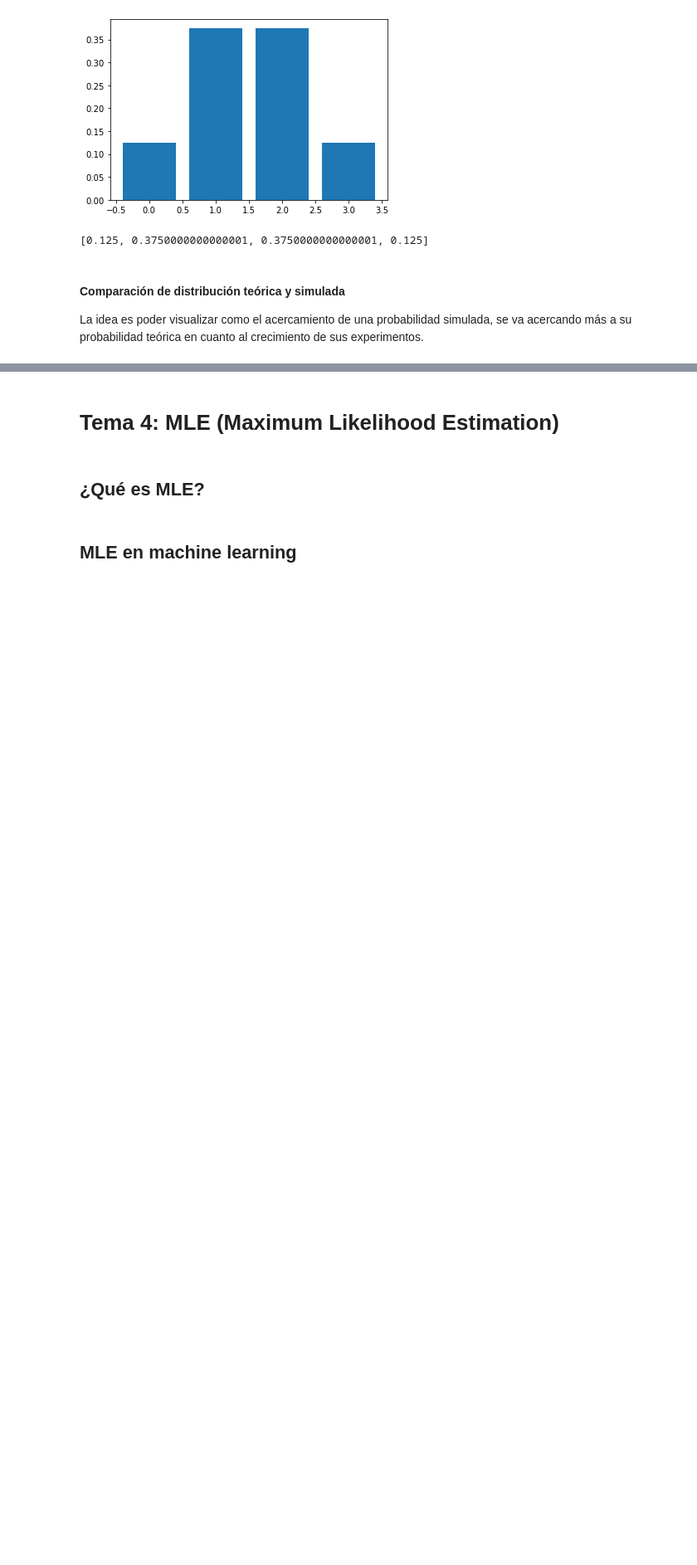
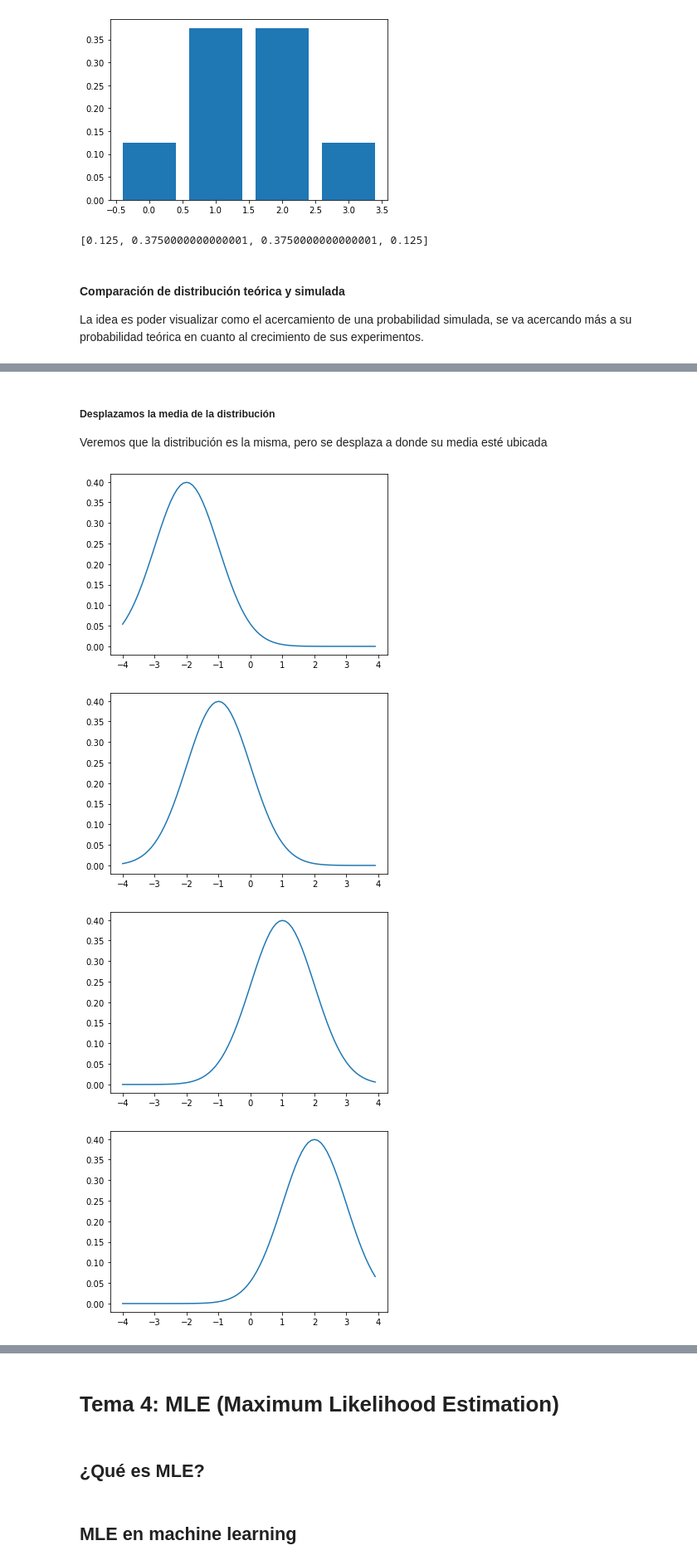
Before and after one commit to mazzaroli/probabilistic-statistics, a Jupyter notebook: estadistica-probabilistica.ipynb, the cells around one changed output, grey strips where cells are left out. Shown at 83% size. Cells and saved outputs as stored; diff of their text form; code cells hidden in the pictures; blank space fills up the shorter version.

```diff
--- a/estadistica-probabilistica.ipynb
+++ b/estadistica-probabilistica.ipynb
@@ -1356,0 +1396,28 @@ Este esquema muy usado en la vida del científico de datos, nos puede servir cua
+# %% [markdown]
+##### Desplazamos la media de la distribución
+
+Veremos que la distribución es la misma, pero se desplaza a donde su media esté ubicada
+# %%
+x = np.arange(-4,4,0.1)
+y1 = gaussiana(x, -2.0, 1.0) # media de -2
+y2 = gaussiana(x, -1.0, 1.0) # media de -1
+y3 = gaussiana(x,  1.0, 1.0) # media de  1
+y4 = gaussiana(x,  2.0, 1.0) # media de  2
+
+
+plt.plot(x,y1)
+plt.show()
+
+plt.plot(x,y2)
+plt.show()
+
+plt.plot(x,y3)
+plt.show()
+
+plt.plot(x,y4)
+plt.show()
+# %% [output]
+[figure, added]
+[figure, added]
+[figure, added]
+[figure, added]
```
Also changed, not shown: parts of 61 cells of this notebook, 2 other files.
